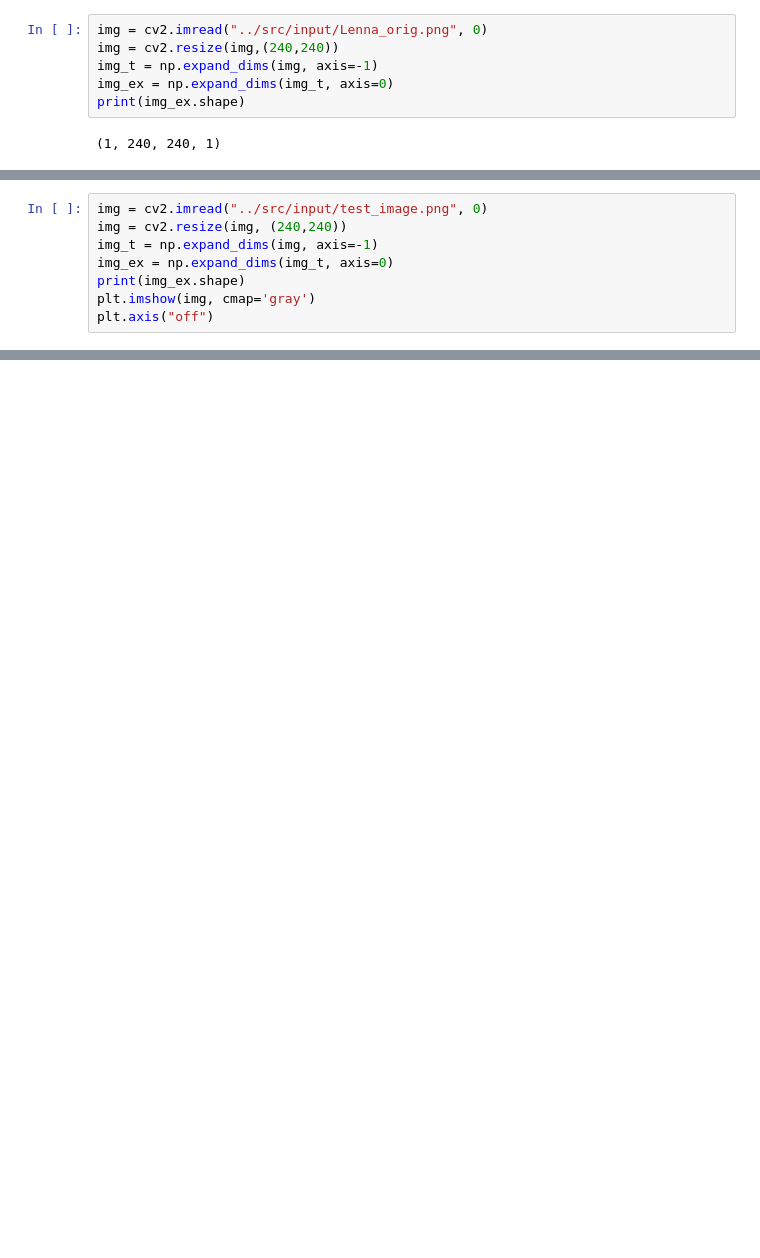
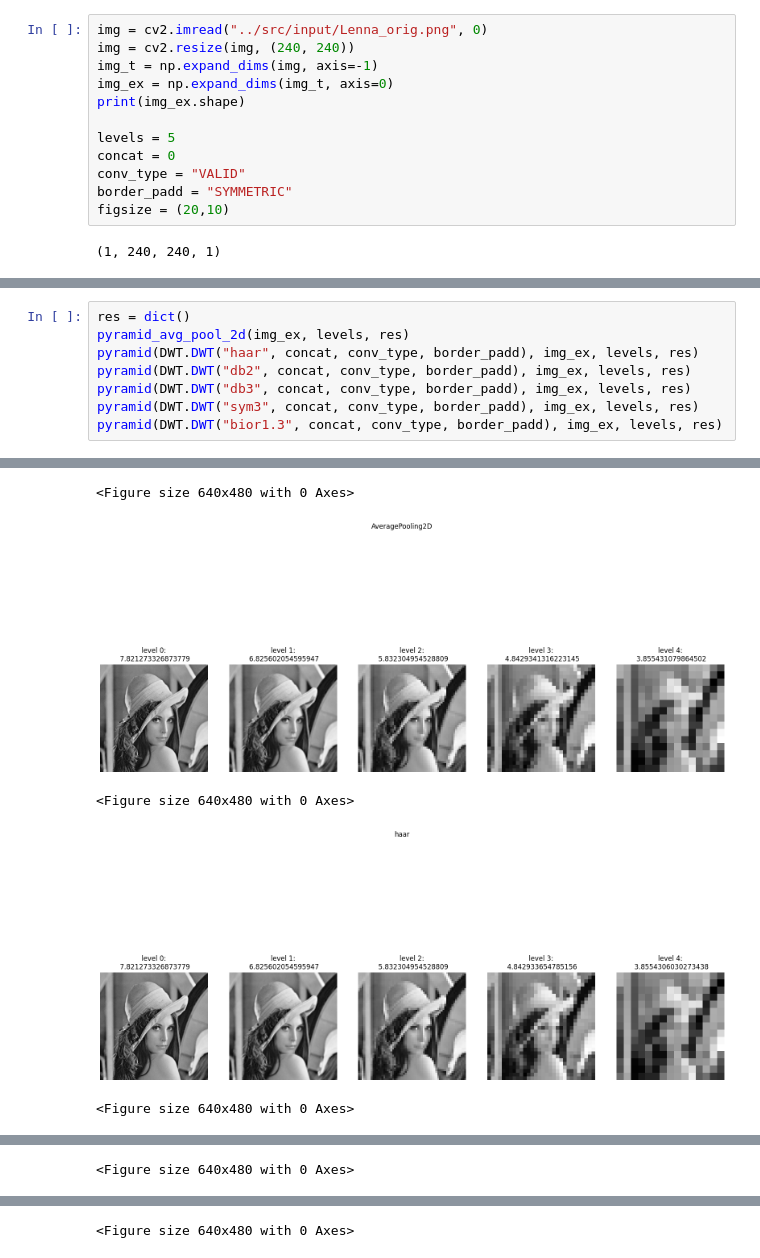
Before and after one commit to Timorleiderman/tensorflow-wavelets, a Jupyter notebook: getting_started/pyramid_entorpy.ipynb, the cells around one changed output, grey strips where cells are left out. Saved outputs shown, nothing was run; the diff lists cells and outputs as text; blank space fills up the shorter version.

Commit message:
entropy calculation of pyramid

```diff
--- a/getting_started/pyramid_entorpy.ipynb
+++ b/getting_started/pyramid_entorpy.ipynb
@@ -17,8 +17,14 @@ from scipy.stats import entropy
 # %%
 img = cv2.imread("../src/input/Lenna_orig.png", 0)
-img = cv2.resize(img,(240,240))
+img = cv2.resize(img, (240, 240))
 img_t = np.expand_dims(img, axis=-1)
 img_ex = np.expand_dims(img_t, axis=0)
 print(img_ex.shape)
+
+levels = 5
+concat = 0
+conv_type = "VALID"
+border_padd = "SYMMETRIC"
+figsize = (20,10)
 # %% [output]
 (1, 240, 240, 1)
@@ -122,8 +30,0 @@ pyramid(DWT.DWT(wavelet_name="bior1.3",concat=0), img_ex, levels=5)
-# %%
-img = cv2.imread("../src/input/test_image.png", 0)
-img = cv2.resize(img, (240,240))
-img_t = np.expand_dims(img, axis=-1)
-img_ex = np.expand_dims(img_t, axis=0)
-print(img_ex.shape)
-plt.imshow(img, cmap='gray')
-plt.axis("off")
@@ -189,0 +83,9 @@ iter_plot_ll_lh_hl_hh(img_ex, 4, "haar")
+# %%
+res = dict()
+pyramid_avg_pool_2d(img_ex, levels, res)
+pyramid(DWT.DWT("haar", concat, conv_type, border_padd), img_ex, levels, res)
+pyramid(DWT.DWT("db2", concat, conv_type, border_padd), img_ex, levels, res)
+pyramid(DWT.DWT("db3", concat, conv_type, border_padd), img_ex, levels, res)
+pyramid(DWT.DWT("sym3", concat, conv_type, border_padd), img_ex, levels, res)
+pyramid(DWT.DWT("bior1.3", concat, conv_type, border_padd), img_ex, levels, res)
+# %% [output]
@@ -189,0 +93,5 @@ iter_plot_ll_lh_hl_hh(img_ex, 4, "haar")
+<Figure size 640x480 with 0 Axes>
+[figure, added]
+<Figure size 640x480 with 0 Axes>
+[figure, added]
+<Figure size 640x480 with 0 Axes>
@@ -189,0 +99 @@ iter_plot_ll_lh_hl_hh(img_ex, 4, "haar")
+<Figure size 640x480 with 0 Axes>
@@ -189,0 +101 @@ iter_plot_ll_lh_hl_hh(img_ex, 4, "haar")
+<Figure size 640x480 with 0 Axes>
```
Also changed, not shown: parts of 19 cells of this notebook.
